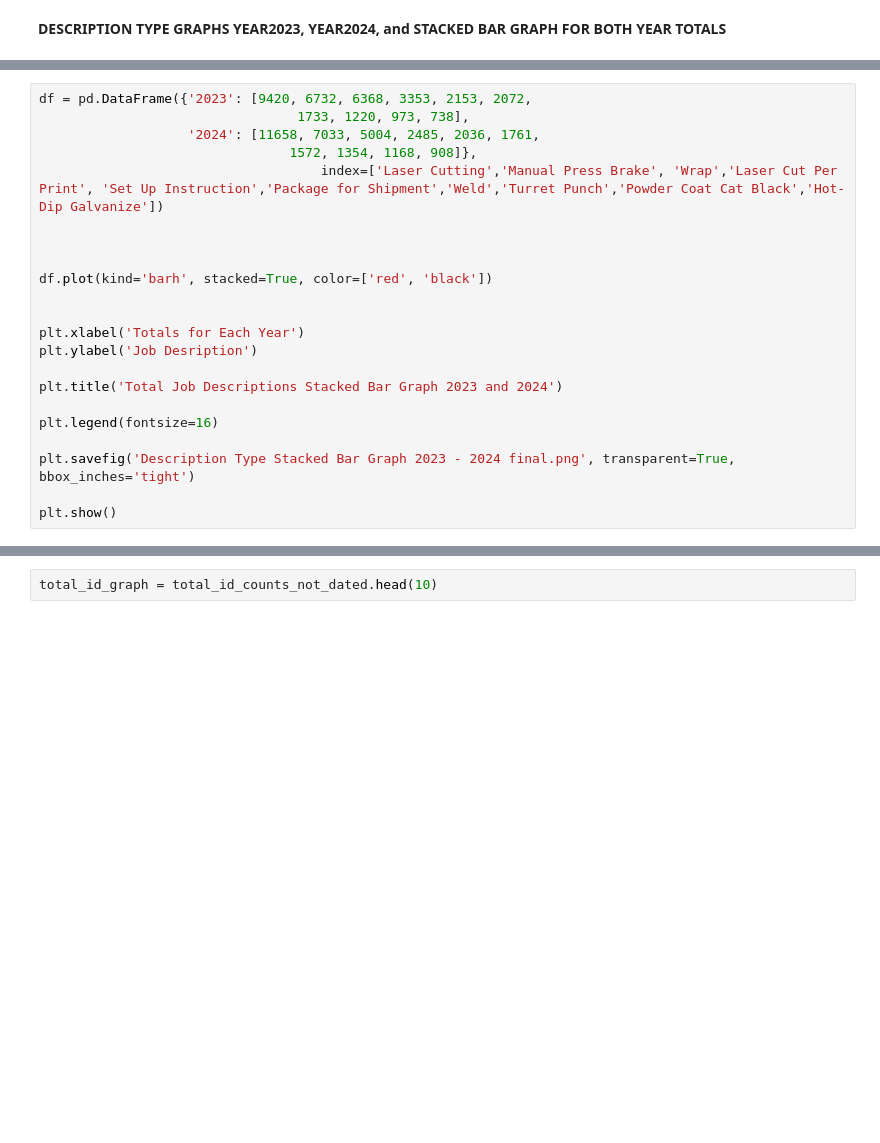
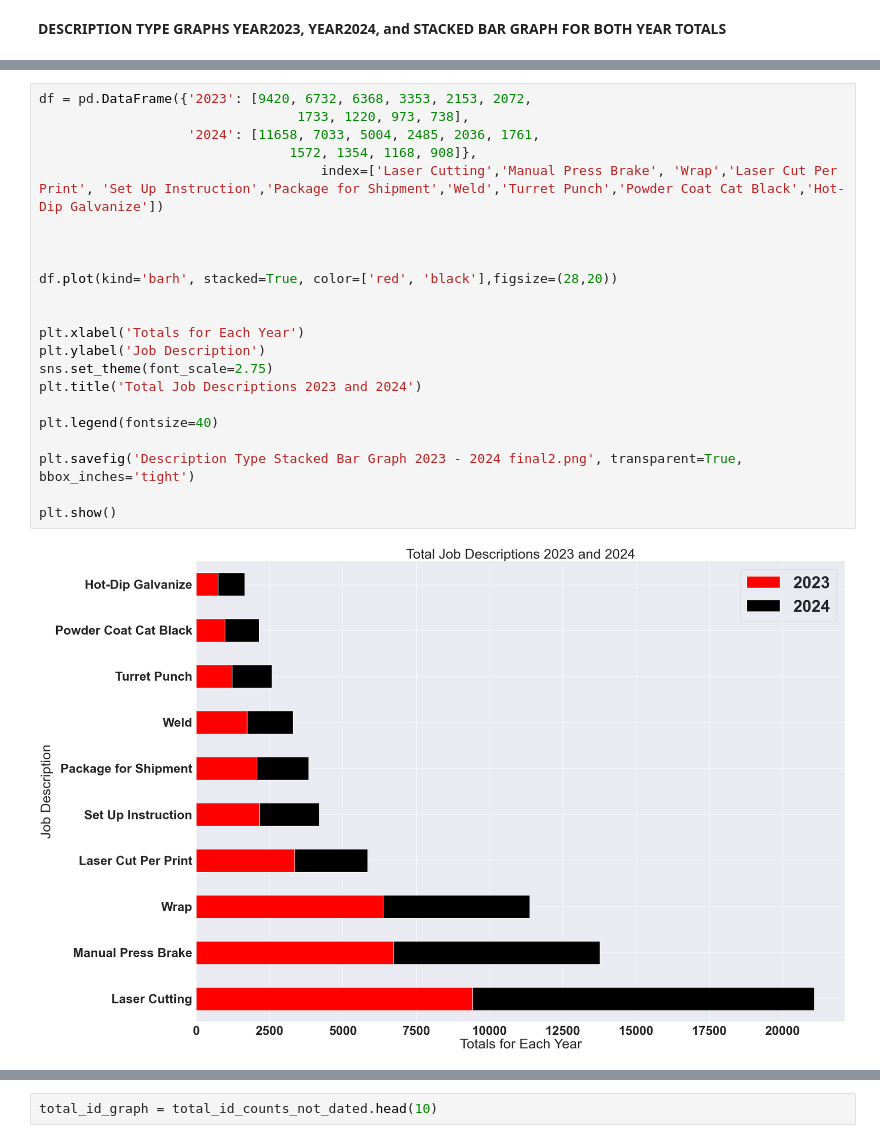
Before and after one commit to NSS-Full-Time-Data-Analytics-14/metal-fabrication-snickers, a Jupyter notebook: Notebook/Actual Metal Project.ipynb, the cells around one changed output, grey strips where cells are left out. Cells and saved outputs as stored; diff of their text form; blank space fills up the shorter version.

```diff
--- a/Notebook/Actual Metal Project.ipynb
+++ b/Notebook/Actual Metal Project.ipynb
@@ -273,24 +696,26 @@ plt.show()
 # %%
 df = pd.DataFrame({'2023': [9420, 6732, 6368, 3353, 2153, 2072,
                                  1733, 1220, 973, 738],
                    '2024': [11658, 7033, 5004, 2485, 2036, 1761,
                                 1572, 1354, 1168, 908]},
                                     index=['Laser Cutting','Manual Press Brake', 'Wrap','Laser Cut Per Print', 'Set Up Instruction','Package for Shipment','Weld','Turret Punch','Powder Coat Cat Black','Hot-Dip Galvanize'])
 
 
 
-df.plot(kind='barh', stacked=True, color=['red', 'black'])
+df.plot(kind='barh', stacked=True, color=['red', 'black'],figsize=(28,20))
 
 
 plt.xlabel('Totals for Each Year')
-plt.ylabel('Job Desription')
+plt.ylabel('Job Description')
+sns.set_theme(font_scale=2.75)
+plt.title('Total Job Descriptions 2023 and 2024')
 
-plt.title('Total Job Descriptions Stacked Bar Graph 2023 and 2024')
+plt.legend(fontsize=40)
 
-plt.legend(fontsize=16)
-
-plt.savefig('Description Type Stacked Bar Graph 2023 - 2024 final.png', transparent=True, bbox_inches='tight')
+plt.savefig('Description Type Stacked Bar Graph 2023 - 2024 final2.png', transparent=True, bbox_inches='tight')
 
 plt.show()
+# %% [output]
+[figure, added]
 # %%
 total_id_counts_not_dated.head(10)
```
Also changed, not shown: parts of 41 cells of this notebook, 21 other files.
